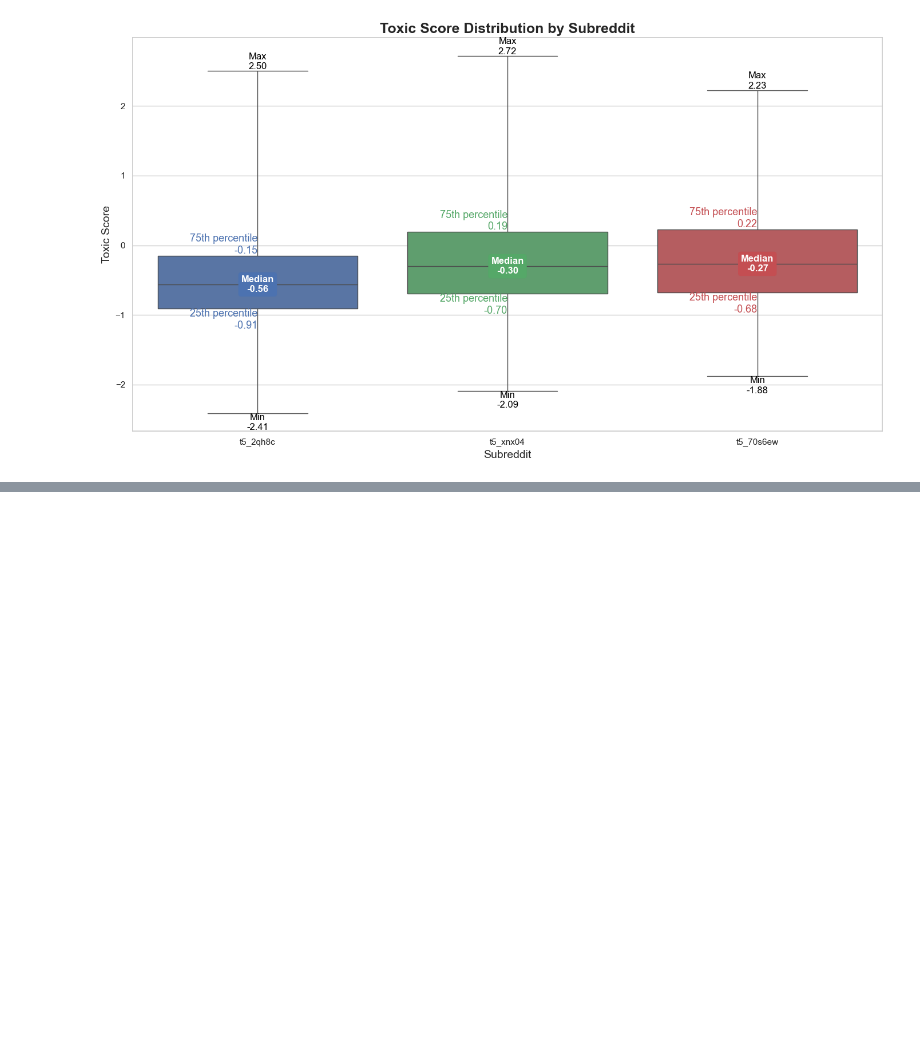
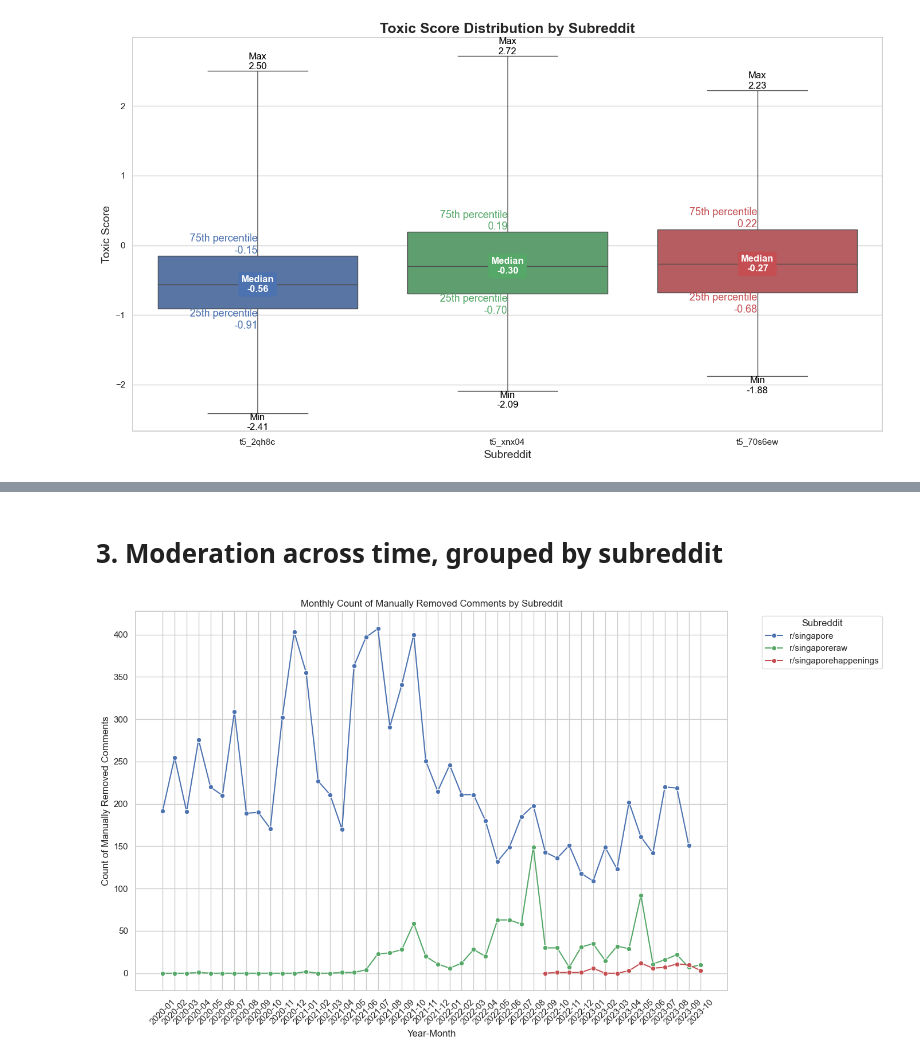
Before and after one commit to rhyden-kx/DSA4264, a Jupyter notebook: eda_2/subreddit.ipynb, the cells around one changed output, grey strips where cells are left out. Drawn from its saved outputs; the diff is of its cells as text; code cells hidden in the pictures; blank space fills up the shorter version.

```diff
--- a/eda_2/subreddit.ipynb
+++ b/eda_2/subreddit.ipynb
@@ -207,0 +252,22 @@ Passing `palette` without assigning `hue` is deprecated and will be removed in v
+# %% [markdown]
+# 3. Moderation across time, grouped by subreddit
+# %%
+# Aggregate to count the number of manually removed comments per subreddit per month
+monthly_manual_removed = results_df.groupby(['year_month', 'subreddit_name'])['is_manual_removed'].sum().reset_index()
+monthly_manual_removed.rename(columns={'is_manual_removed': 'count_manual_removed'}, inplace=True)
+
+# Plot using seaborn with the custom color palette
+plt.figure(figsize=(14, 8))
+sns.lineplot(data=monthly_manual_removed, x='year_month', y='count_manual_removed', hue='subreddit_name',
+             marker='o', palette=custom_palette)
+
+# Formatting the plot
+plt.xlabel('Year-Month')
+plt.ylabel('Count of Manually Removed Comments')
+plt.title('Monthly Count of Manually Removed Comments by Subreddit')
+plt.xticks(rotation=45)  # Rotate for readability
+plt.legend(title='Subreddit', bbox_to_anchor=(1.05, 1), loc='upper left')  # Place legend outside the plot
+plt.tight_layout()
+plt.show()
+# %% [output]
+[figure, added]
```
Also changed, not shown: parts of 7 cells of this notebook.
